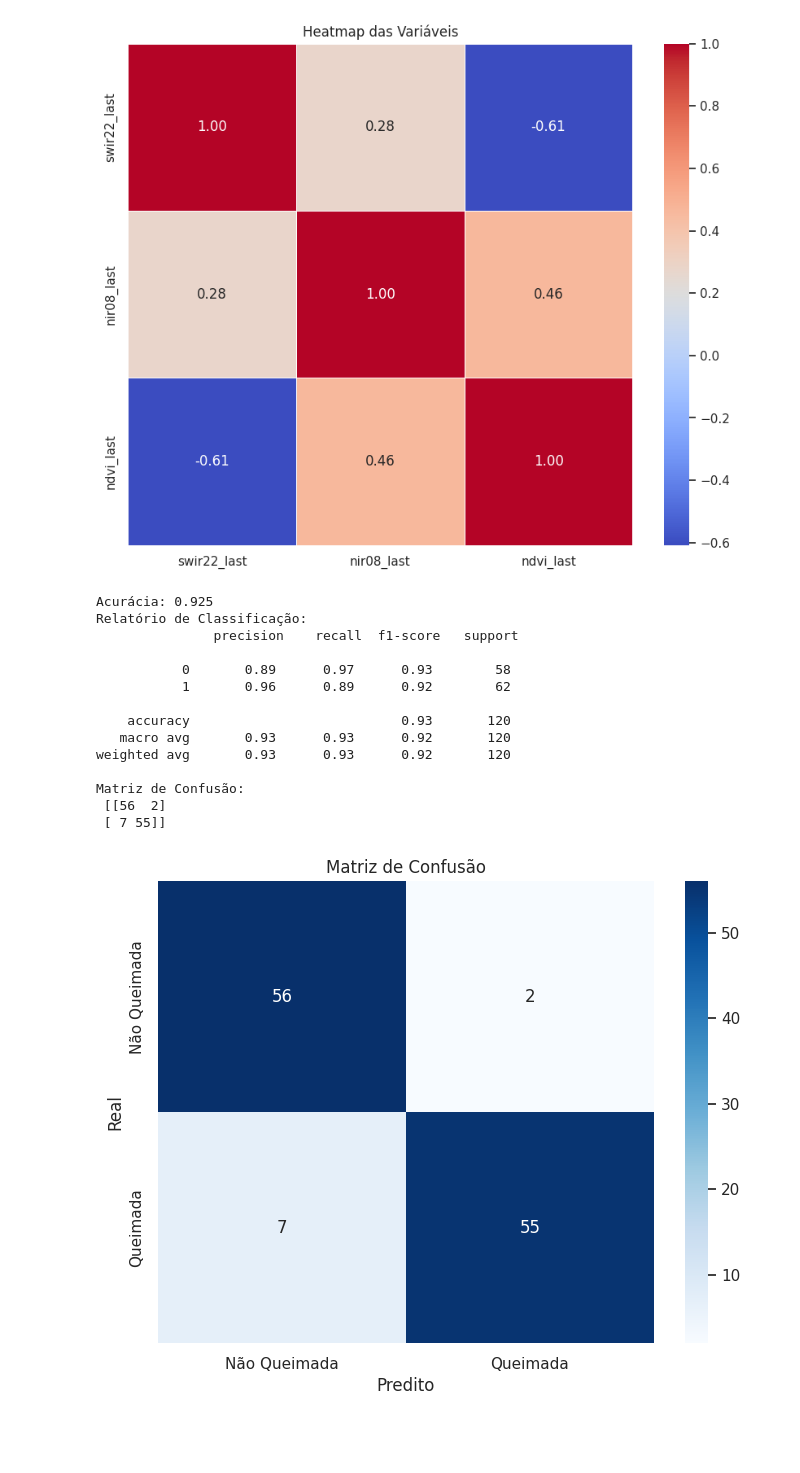
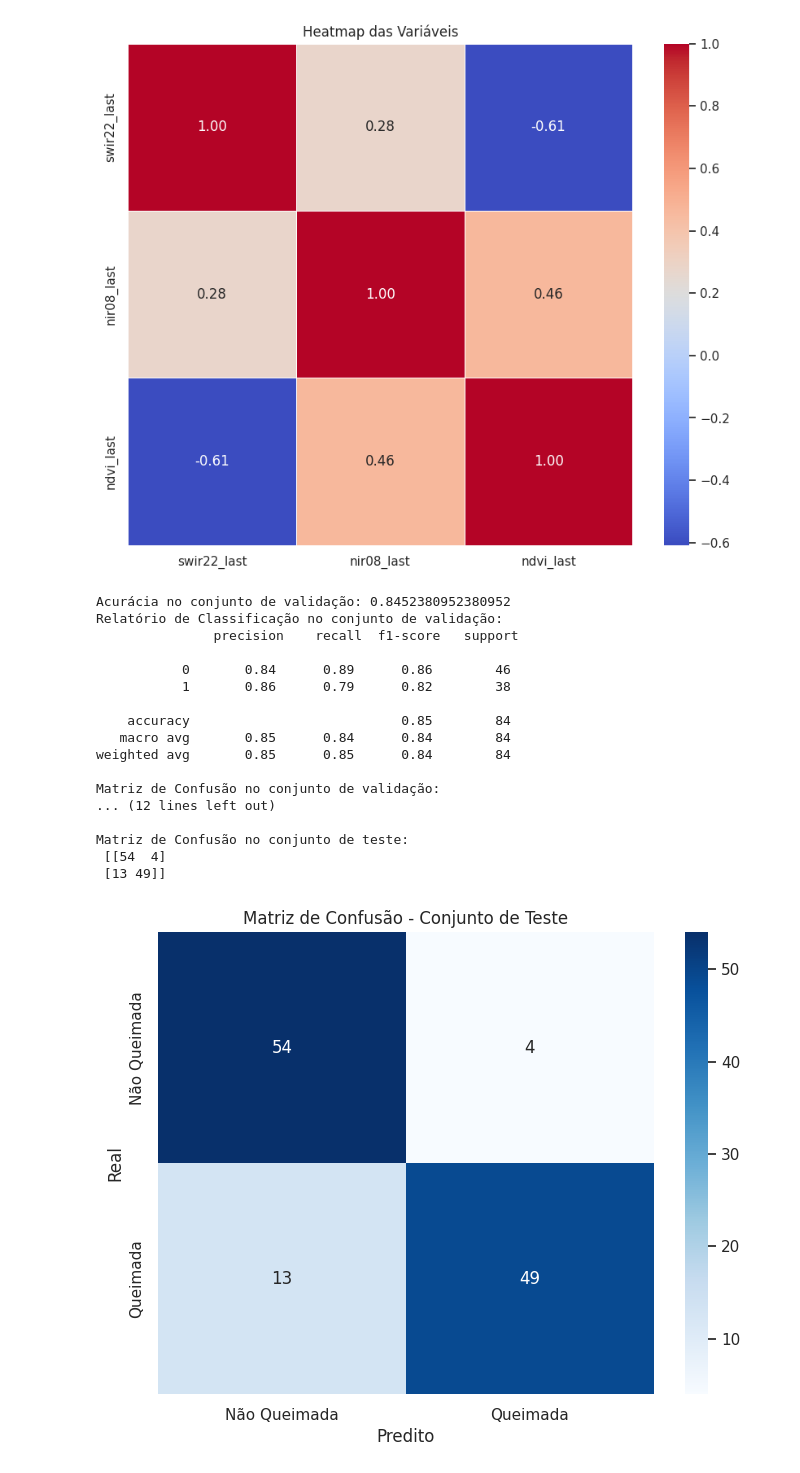
Before and after one commit to danielfarkat/neuro_inpe, a Jupyter notebook: trab/trab_MLP/sat_analysis_with_new_version.ipynb, the cells around one changed output. Cells and saved outputs as stored; diff of their text form; code cells hidden in the pictures; blank space fills up the shorter version.

Commit message:
adicionando mlp de classificação

```diff
--- a/trab/trab_MLP/sat_analysis_with_new_version.ipynb
+++ b/trab/trab_MLP/sat_analysis_with_new_version.ipynb
@@ -891,52 +891,65 @@ import pandas as pd
 from sklearn.model_selection import train_test_split
 from sklearn.neural_network import MLPClassifier
 from sklearn.metrics import classification_report, confusion_matrix, accuracy_score
 import matplotlib.pyplot as plt
 import seaborn as sns
 
 # Carregar os dados CSV
 data = pd.read_csv('/home/queimadas/Documents/INPE/git/2_trimestre/GEOINFO/geo_info_trabalhos/timeseries/queimadas_atualizadas_2019.csv')
 
+
 # Selecionar as características e o rótulo
 X = data[['swir22_last', 'nir08_last', 'ndvi_last']]
 y = data['queimada']
 
-# Dividir os dados em conjunto de treinamento e teste
-X_train, X_test, y_train, y_test = train_test_split(X, y, test_size=0.3, random_state=42)
+# Dividir os dados em treino + validação e teste
+X_train_val, X_test, y_train_val, y_test = train_test_split(X, y, test_size=0.3, random_state=42)
+
+# Dividir o conjunto de treino + validação em treino e validação
+X_train, X_val, y_train, y_val = train_test_split(X_train_val, y_train_val, test_size=0.3, random_state=42)
 
 # Criar e treinar o modelo MLP
 mlp = MLPClassifier(hidden_layer_sizes=(30, 30), max_iter=1000, random_state=42)
 mlp.fit(X_train, y_train)
 
-# Fazer previsões
-y_pred = mlp.predict(X_test)
+# Avaliar o modelo no conjunto de validação
+y_val_pred = mlp.predict(X_val)
+print('Acurácia no conjunto de validação:', accuracy_score(y_val, y_val_pred))
+print('Relatório de Classificação no conjunto de validação:\n', classification_report(y_val, y_val_pred))
+print('Matriz de Confusão no conjunto de validação:\n', confusion_matrix(y_val, y_val_pred))
 
-# Avaliar o modelo
-print('Acurácia:', accuracy_score(y_test, y_pred))
-print('Relatório de Classificação:\n', classification_report(y_test, y_pred))
-print('Matriz de Confusão:\n', confusion_matrix(y_test, y_pred))
+# Fazer previsões no conjunto de teste
+y_test_pred = mlp.predict(X_test)
 
-# Plotar a Matriz de Confusão
+# Avaliar o modelo no conjunto de teste
+print('Acurácia no conjunto de teste:', accuracy_score(y_test, y_test_pred))
+print('Relatório de Classificação no conjunto de teste:\n', classification_report(y_test, y_test_pred))
+print('Matriz de Confusão no conjunto de teste:\n', confusion_matrix(y_test, y_test_pred))
+
+# Plotar a Matriz de Confusão para o conjunto de teste
 plt.figure(figsize=(8, 6))
-sns.heatmap(confusion_matrix(y_test, y_pred), annot=True, fmt='d', cmap='Blues',
+sns.heatmap(confusion_matrix(y_test, y_test_pred), annot=True, fmt='d', cmap='Blues',
             xticklabels=['Não Queimada', 'Queimada'], yticklabels=['Não Queimada', 'Queimada'])
 plt.xlabel('Predito')
 plt.ylabel('Real')
-plt.title('Matriz de Confusão')
+plt.title('Matriz de Confusão - Conjunto de Teste')
 plt.show()
 # %% [output]
-Acurácia: 0.925
-Relatório de Classificação:
+Acurácia no conjunto de validação: 0.8452380952380952
+Relatório de Classificação no conjunto de validação:
                precision    recall  f1-score   support
 
-           0       0.89      0.97      0.93        58
-           1       0.96      0.89      0.92        62
+           0       0.84      0.89      0.86        46
+           1       0.86      0.79      0.82        38
 
-    accuracy                           0.93       120
-   macro avg       0.93      0.93      0.92       120
-weighted avg       0.93      0.93      0.92       120
+    accuracy                           0.85        84
+   macro avg       0.85      0.84      0.84        84
+weighted avg       0.85      0.85      0.84        84
 
-Matriz de Confusão:
- [[56  2]
- [ 7 55]]
+Matriz de Confusão no conjunto de validação:
+... (12 lines left out)
+
+Matriz de Confusão no conjunto de teste:
+ [[54  4]
+ [13 49]]
-[figure, old version]
+[figure, new version]
```
